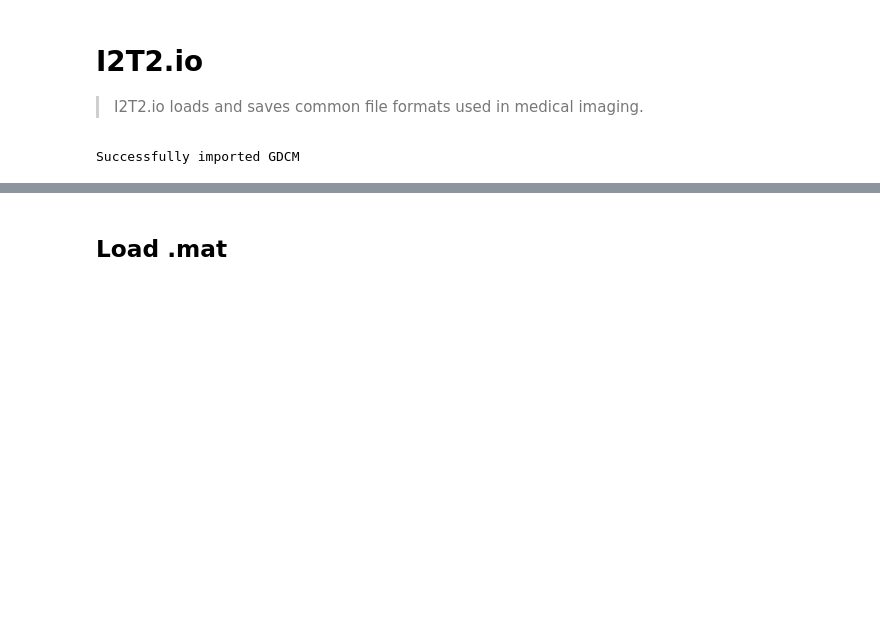
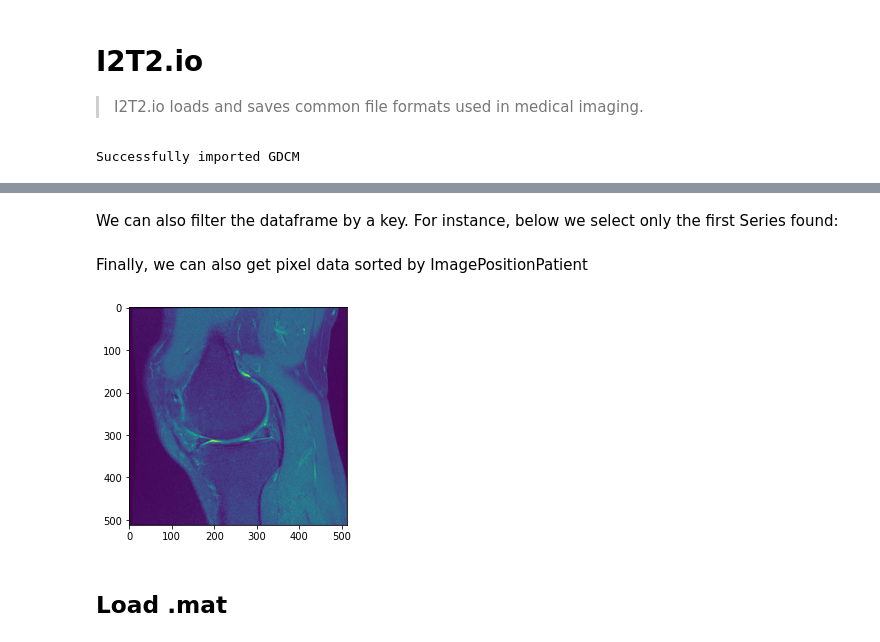
Before and after one commit to UCSF-intelligent-imaging/I2T2, a Jupyter notebook: nbs/00_io.ipynb, the cells around one changed output, grey strips where cells are left out. Cells and saved outputs as stored; diff of their text form; code cells hidden in the pictures; blank space fills up the shorter version.

Commit message:
create dicom class for easier data handling

```diff
--- a/nbs/00_io.ipynb
+++ b/nbs/00_io.ipynb
@@ -107,0 +31,31 @@ except:
+# %%
+#export
+def read_dicom_from_file(dicom_file_path):
+    """
+    Reads dicom using pydicom.dcmread.
+    Attributes:
+        dicom_file_path (str): path to file of interest
+    Returns:
+        dcm (FileDataset): result from pydicom.dcmread()
+    """
+    try:
+        return(pydicom.dcmread(dicom_file_path))
+    except Exception as error:
+        print(error)
+# %%
+#export
+def get_tag_from_loaded_dicom(dcm, tag):
+    """
+    Get tag from loaded pydicom data structure.
+    Attributes:
+        dcm (FileDataset): result from pydicom.dcmread()
+        tag (str): key of interest in the dicom (e.g. "SOPClassUID")
+    Returns:
+        content (str): the contant of the dicom key
+    """
+    try:
+        content = dcm[tag].value
+        return(content)
+    except Exception as e:
+        print(str(tag), " tag was not found! Skipping...", e)
+        return None
@@ -107,0 +151,5 @@ except:
+# %%
+data_path = '../data/knee'
+dcm_df = dicom_dataframe(path_to_dicom_dir=data_path, dicom_extension='dcm')
+
+dcm_df.dataframe.head(4)
@@ -107,0 +174,2 @@ except:
+# %% [markdown]
+We can also filter the dataframe by a key. For instance, below we select only the first Series found:
@@ -108,3 +181,11 @@ except:
+# %% [markdown]
+Finally, we can also get pixel data sorted by ImagePositionPatient
+# %%
+pixel_data = dcm_df.get_pixel_data(sort_by_ImagePositionPatient = True)
+plt.imshow(pixel_data[:, :, 6])
+plt.show()
+# %% [output]
+[figure, added]
 # %% [markdown]
 ## Load .mat
 # %%
```
Also changed, not shown: parts of 11 cells of this notebook, 6 other files.
